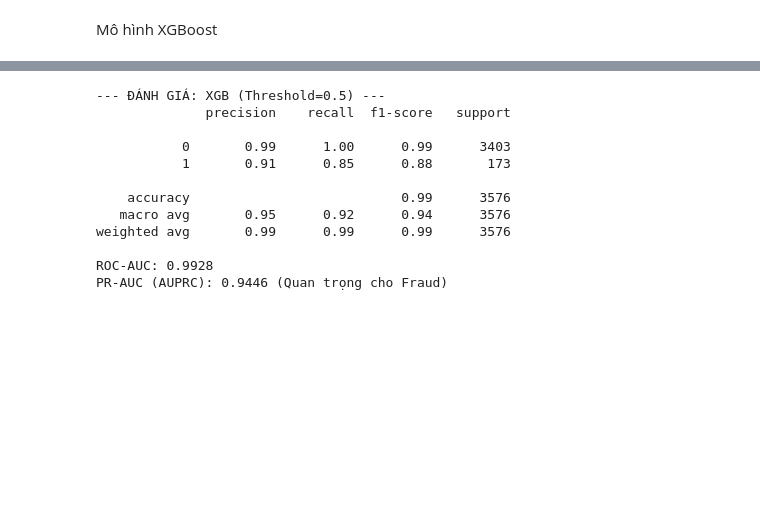
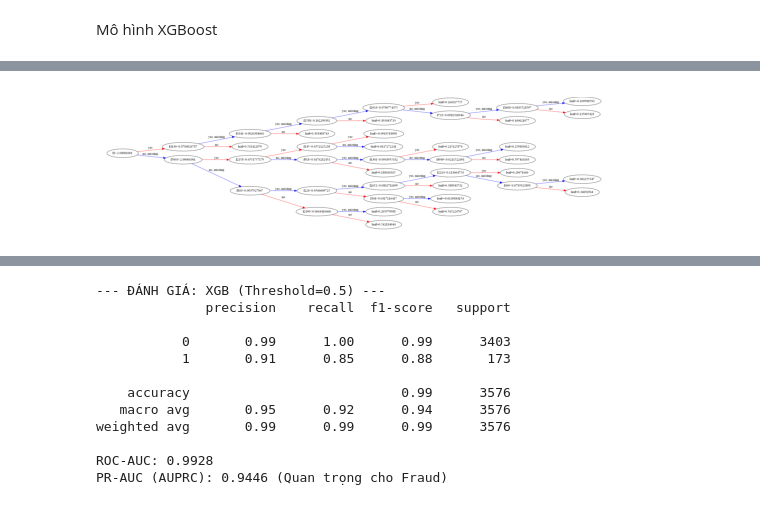
Before and after one commit to thanhlek5/Du-doan-tin-tuyen-dung, a Jupyter notebook: notebooks/sum_model.ipynb, the cells around one changed output, grey strips where cells are left out. Saved outputs shown, nothing was run; the diff lists cells and outputs as text; code cells hidden in the pictures; blank space fills up the shorter version.

```diff
--- a/notebooks/sum_model.ipynb
+++ b/notebooks/sum_model.ipynb
@@ -223,0 +141,8 @@ PR-AUC (AUPRC): 0.9263 (Quan trọng cho Fraud)
+# %%
+import xgboost as xgb
+
+xgb.plot_tree(model_xgb1, num_trees=0, rankdir='LR')
+
+plt.show()
+# %% [output]
+[figure, added]
```
Also changed, not shown: parts of 16 cells of this notebook, 3 other files.
